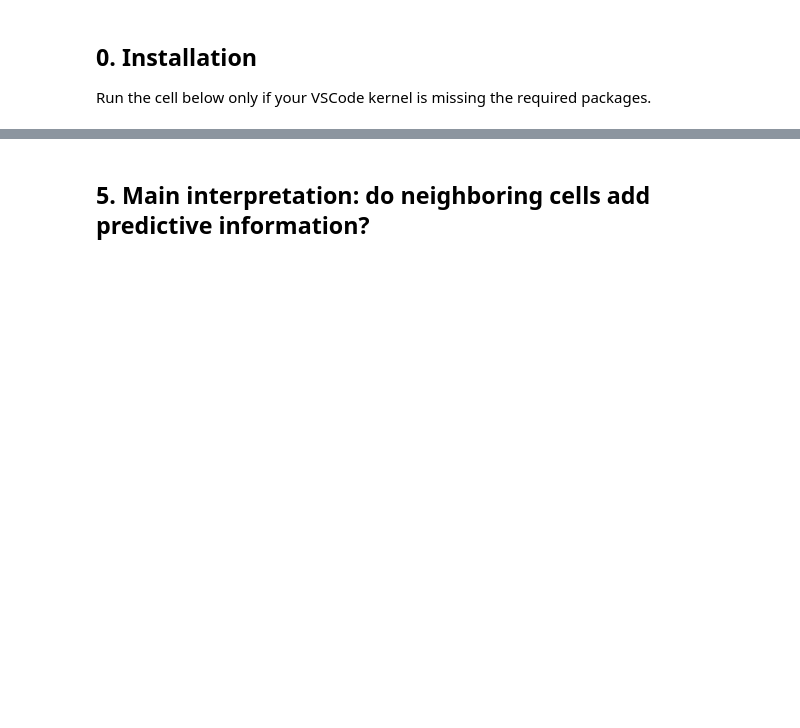
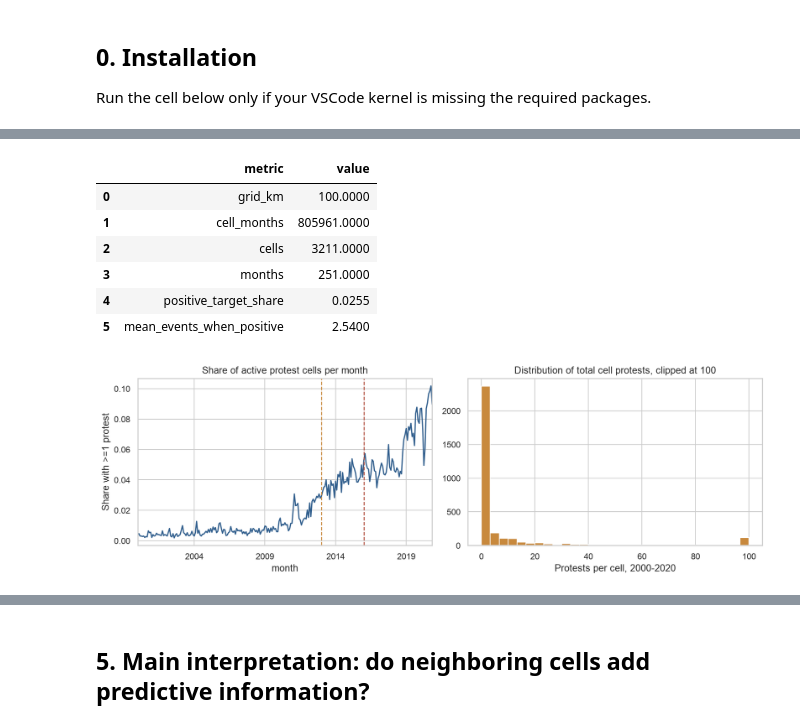
Before and after one commit to Mat99999/ACLED20102019_PIPELINE_SICSS2026, a Jupyter notebook: notebooks/acled_spatiotemporal_grid_model.ipynb, the cells around one changed output, grey strips where cells are left out. Drawn from its saved outputs; the diff is of its cells as text; code cells hidden in the pictures; blank space fills up the shorter version.

```diff
--- a/notebooks/acled_spatiotemporal_grid_model.ipynb
+++ b/notebooks/acled_spatiotemporal_grid_model.ipynb
@@ -302,21 +641,55 @@ panel100.to_csv(PANELS_DIR / 'panel_100km_month.csv', index=False)
 # %%
-panel_summary = pd.DataFrame({
-    'metric': ['grid_km','cell_months','cells','months','positive_target_share','mean_events_when_positive'],
-    'value': [PRIMARY_GRID_KM, len(panel100), panel100['cell_id'].nunique(), panel100['month'].nunique(), round(panel100['target_protest_next_month'].mean(), 4), round(panel100.loc[panel100['events']>0, 'events'].mean(), 2)]
-})
+panel_summary = pd.DataFrame(
+    {
+        "metric": [
+            "grid_km",
+            "cell_months",
+            "cells",
+            "months",
+            "positive_target_share",
+            "mean_events_when_positive",
+        ],
+        "value": [
+            PRIMARY_GRID_KM,
+            len(panel100),
+            panel100["cell_id"].nunique(),
+            panel100["month"].nunique(),
+            round(panel100["target_protest_next_month"].mean(), 4),
+            round(panel100.loc[panel100["events"] > 0, "events"].mean(), 2),
+        ],
+    }
+)
 display(panel_summary)
-panel_summary.to_csv(TABLES_DIR / '03_panel_100km_summary.csv', index=False)
+panel_summary.to_csv(TABLES_DIR / "03_panel_100km_summary.csv", index=False)
 
-fig, axes = plt.subplots(1,2,figsize=(12,4))
-panel100.groupby('month')['protest'].mean().plot(ax=axes[0], color='#2F5D8C')
-axes[0].axvline(TEST_START, color='#B04A3A', linestyle='--', linewidth=1.2)
-axes[0].set_title('Share of active protest cells per month')
-axes[0].set_ylabel('Share with >=1 protest')
-panel100.groupby('cell_id')['events'].sum().clip(upper=100).hist(ax=axes[1], bins=30, color='#C8893D')
-axes[1].set_title('Distribution of total cell protests, clipped at 100')
-axes[1].set_xlabel('Protests per cell, 2000-2020')
+fig, axes = plt.subplots(1, 2, figsize=(12, 4))
+panel100.groupby("month")["protest"].mean().plot(
+    ax=axes[0], color="#2F5D8C"
+)
+axes[0].axvline(
+    VALID_TARGET_START, color="#C8893D", linestyle="--", linewidth=1.2
+)
+axes[0].axvline(
+    TEST_TARGET_START, color="#B04A3A", linestyle="--", linewidth=1.2
+)
+axes[0].set_title("Share of active protest cells per month")
+axes[0].set_ylabel("Share with >=1 protest")
+panel100.groupby("cell_id")["events"].sum().clip(upper=100).hist(
+    ax=axes[1], bins=30, color="#C8893D"
+)
+axes[1].set_title("Distribution of total cell protests, clipped at 100")
+axes[1].set_xlabel("Protests per cell, 2000-2020")
 fig.tight_layout()
-save_and_show(fig, 'panel_diagnostics_100km.png', dpi=160)
+save_and_show(fig, "panel_diagnostics_100km.png", dpi=160)
+# %% [output]
+|  | metric | value |
+| 0 | grid_km | 100.0000 |
+| 1 | cell_months | 805961.0000 |
+| 2 | cells | 3211.0000 |
+| 3 | months | 251.0000 |
+| 4 | positive_target_share | 0.0255 |
+| 5 | mean_events_when_positive | 2.5400 |
+[figure, added]
 # %% [markdown]
 ## 4. Modeling strategy
 
```
Also changed, not shown: parts of 20 cells of this notebook, 3 other files.
